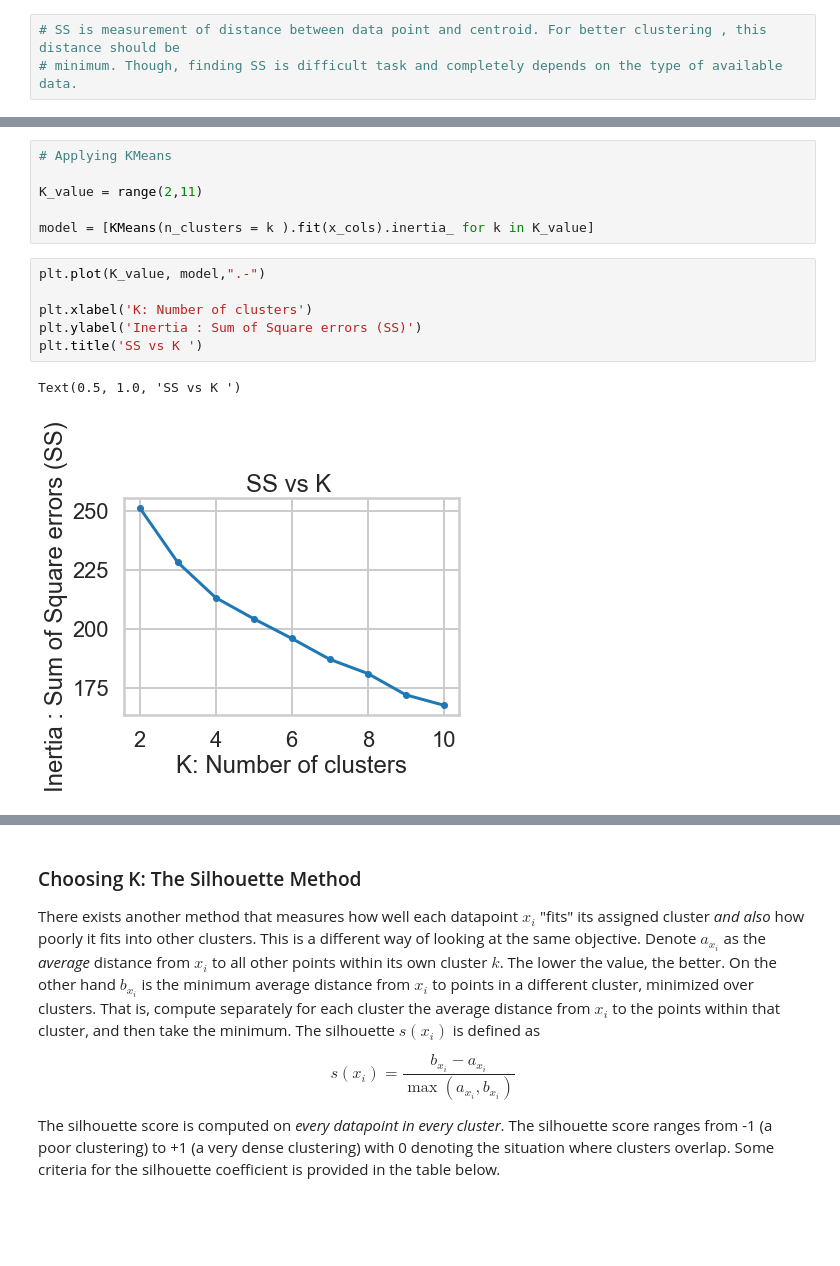
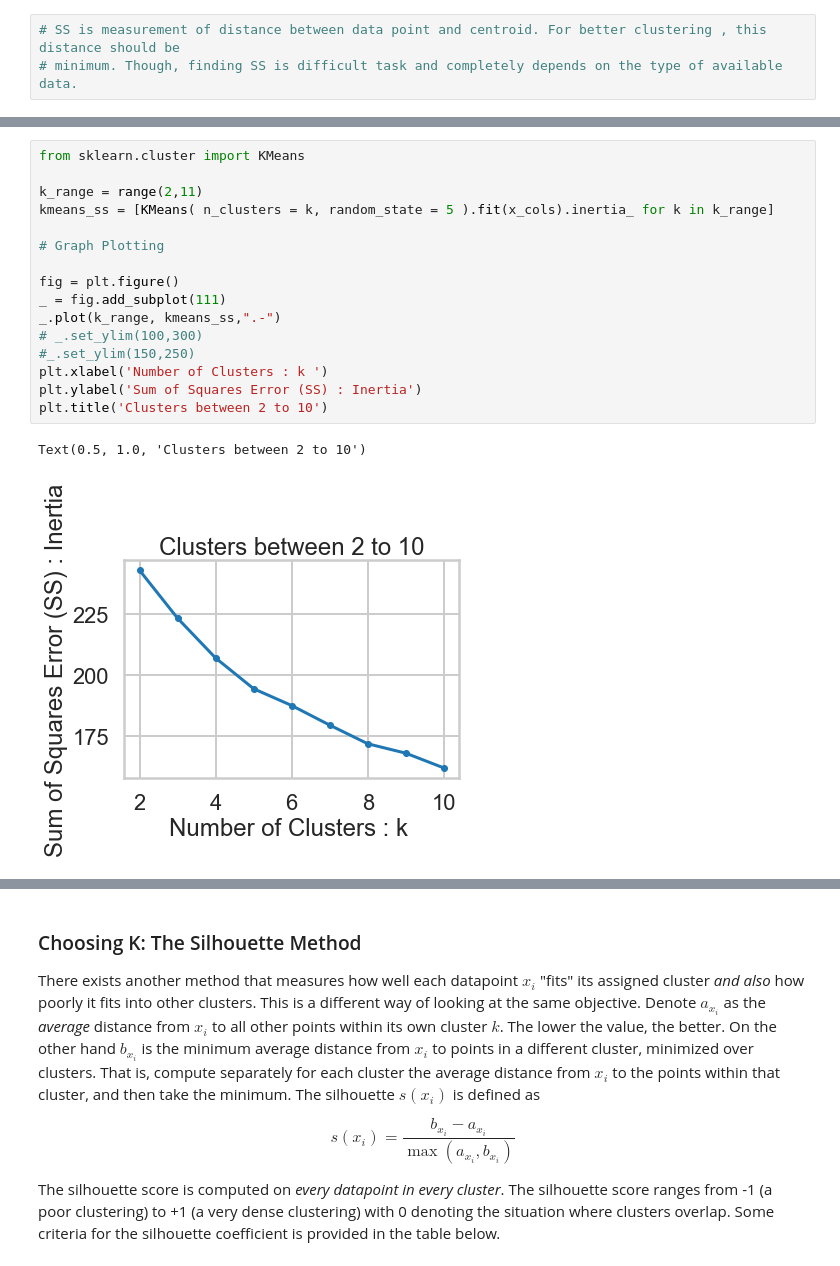
Before and after one commit to ProfAnshul/Customer-Segmentation-Using-Clustering, a Jupyter notebook: Mini_Project_Clustering.ipynb, the cells around one changed output, grey strips where cells are left out. Drawn from its saved outputs; the diff is of its cells as text; blank space fills up the shorter version.

```diff
--- a/Mini_Project_Clustering.ipynb
+++ b/Mini_Project_Clustering.ipynb
@@ -125,16 +135,20 @@ x_cols
-# %%
-# Applying KMeans
-
-K_value = range(2,11)
-
-model = [KMeans(n_clusters = k ).fit(x_cols).inertia_ for k in K_value]
-# %%
-plt.plot(K_value, model,".-")
-
-plt.xlabel('K: Number of clusters')
-plt.ylabel('Inertia : Sum of Square errors (SS)')
-plt.title('SS vs K ')
-# %% [output]
-Text(0.5, 1.0, 'SS vs K ')
-[figure, removed]
+# %%
+from sklearn.cluster import KMeans
+
+k_range = range(2,11)
+kmeans_ss = [KMeans( n_clusters = k, random_state = 5 ).fit(x_cols).inertia_ for k in k_range]
+
+# Graph Plotting
+
+fig = plt.figure()
+_ = fig.add_subplot(111)
+_.plot(k_range, kmeans_ss,".-")
+# _.set_ylim(100,300)
+#_.set_ylim(150,250)
+plt.xlabel('Number of Clusters : k ')
+plt.ylabel('Sum of Squares Error (SS) : Inertia')
+plt.title('Clusters between 2 to 10')
+# %% [output]
+Text(0.5, 1.0, 'Clusters between 2 to 10')
+[figure, added]
 # %%
```
Also changed, not shown: parts of 40 cells of this notebook.
